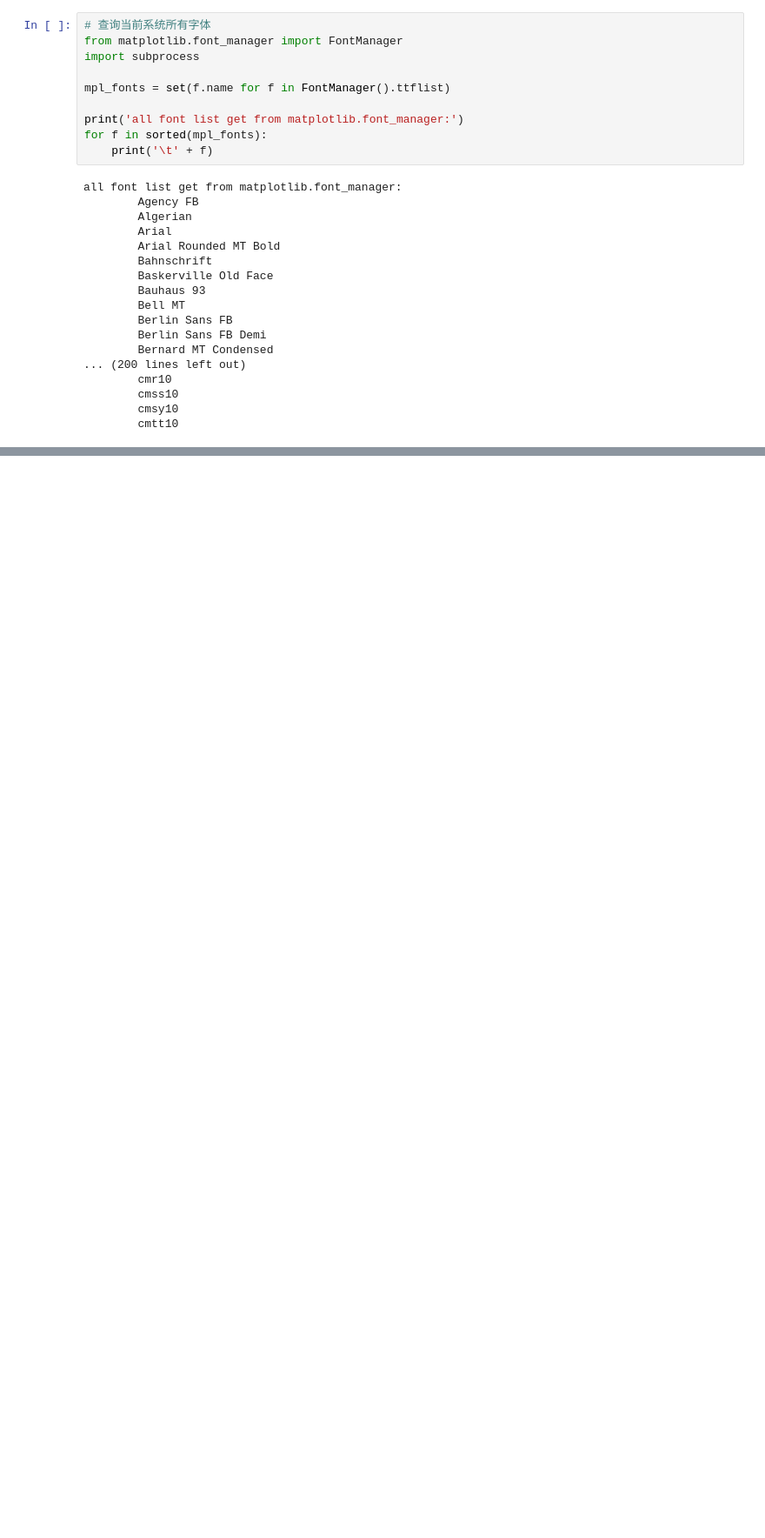
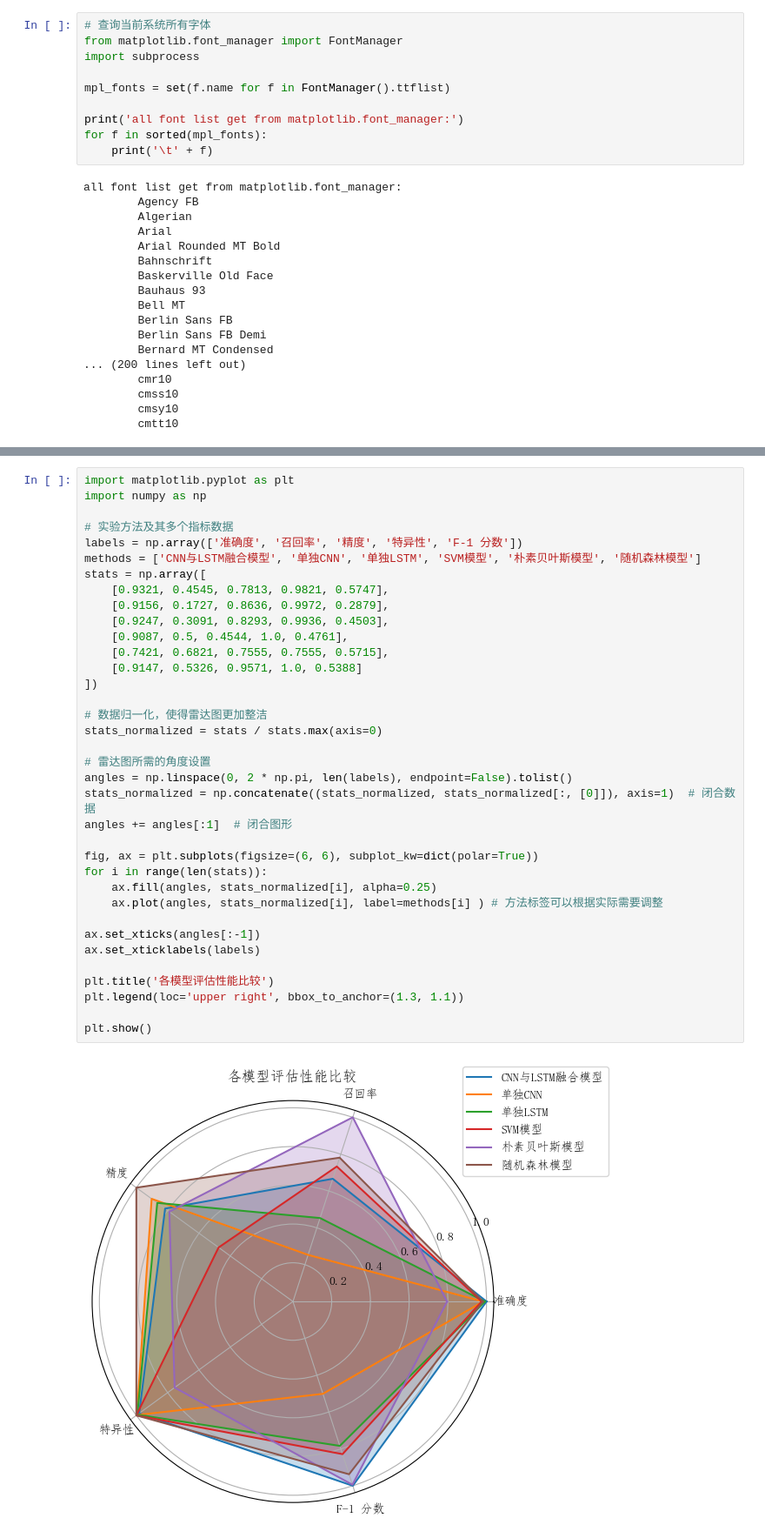
Before and after one commit to fly199004/cnn_lstm_model, a Jupyter notebook: draw.ipynb, the cells around one changed output, grey strips where cells are left out. Shown: that part at 87% size. Drawn from its saved outputs; the diff is of its cells as text; blank space fills up the shorter version.

```diff
--- a/draw.ipynb
+++ b/draw.ipynb
@@ -76,0 +105,38 @@ all font list get from matplotlib.font_manager:
+# %%
+import matplotlib.pyplot as plt
+import numpy as np
+
+# 实验方法及其多个指标数据
+labels = np.array(['准确度', '召回率', '精度', '特异性', 'F-1 分数'])
+methods = ['CNN与LSTM融合模型', '单独CNN', '单独LSTM', 'SVM模型', '朴素贝叶斯模型', '随机森林模型']
+stats = np.array([
+    [0.9321, 0.4545, 0.7813, 0.9821, 0.5747],
+    [0.9156, 0.1727, 0.8636, 0.9972, 0.2879],
+    [0.9247, 0.3091, 0.8293, 0.9936, 0.4503],
+    [0.9087, 0.5, 0.4544, 1.0, 0.4761],
+    [0.7421, 0.6821, 0.7555, 0.7555, 0.5715],
+    [0.9147, 0.5326, 0.9571, 1.0, 0.5388]
+])
+
+# 数据归一化，使得雷达图更加整洁
+stats_normalized = stats / stats.max(axis=0)
+
+# 雷达图所需的角度设置
+angles = np.linspace(0, 2 * np.pi, len(labels), endpoint=False).tolist()
+stats_normalized = np.concatenate((stats_normalized, stats_normalized[:, [0]]), axis=1)  # 闭合数据
+angles += angles[:1]  # 闭合图形
+
+fig, ax = plt.subplots(figsize=(6, 6), subplot_kw=dict(polar=True))
+for i in range(len(stats)):
+    ax.fill(angles, stats_normalized[i], alpha=0.25)
+    ax.plot(angles, stats_normalized[i], label=methods[i] ) # 方法标签可以根据实际需要调整
+
+ax.set_xticks(angles[:-1])
+ax.set_xticklabels(labels)
+
+plt.title('各模型评估性能比较')
+plt.legend(loc='upper right', bbox_to_anchor=(1.3, 1.1))
+
+plt.show()
+# %% [output]
+[figure, added]
```
Also changed, not shown: parts of 8 cells of this notebook, 1 other file.
